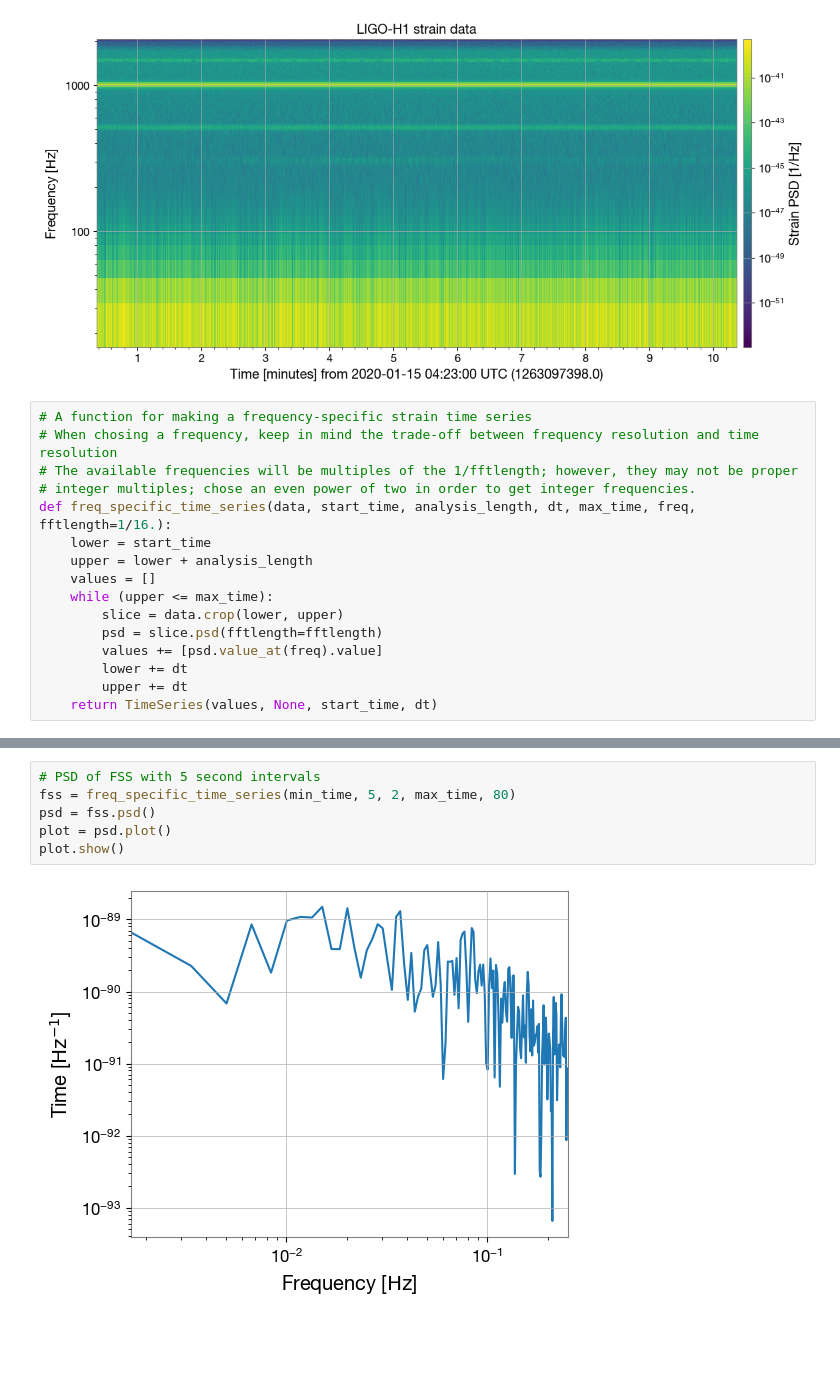
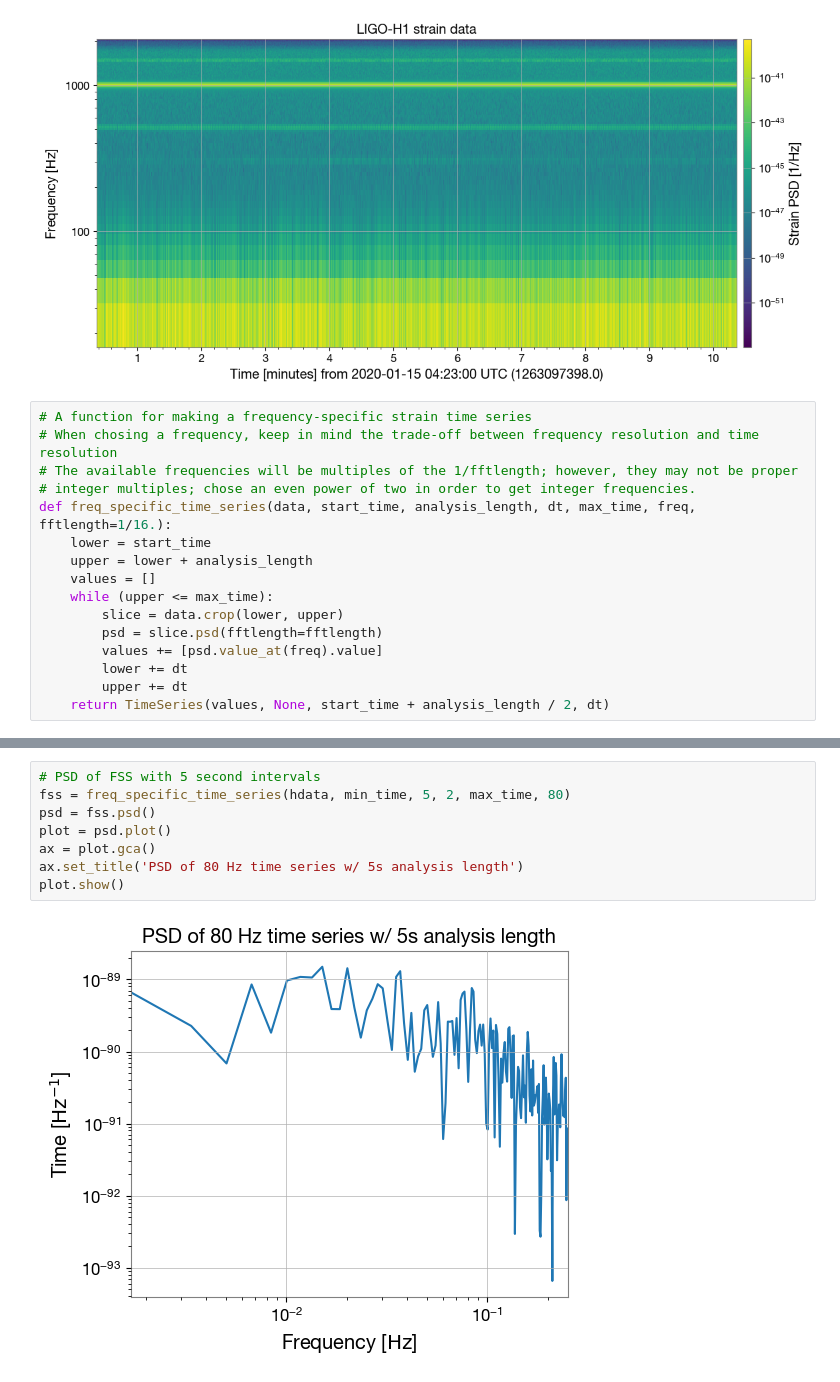
Before and after one commit to atcupps/GWInRP, a Jupyter notebook: freq_slice/freq_strain_changes.ipynb, the cells around one changed output, grey strips where cells are left out. Saved outputs shown, nothing was run; the diff lists cells and outputs as text; blank space fills up the shorter version.

```diff
--- a/freq_slice/freq_strain_changes.ipynb
+++ b/freq_slice/freq_strain_changes.ipynb
@@ -35,4 +39,4 @@ def freq_specific_time_series(data, start_time, analysis_length, dt, max_time, f
         values += [psd.value_at(freq).value]
         lower += dt
         upper += dt
-    return TimeSeries(values, None, start_time, dt)
+    return TimeSeries(values, None, start_time + analysis_length / 2, dt)
@@ -96,8 +126,10 @@ plot.show()
 # %%
 # PSD of FSS with 5 second intervals
-fss = freq_specific_time_series(min_time, 5, 2, max_time, 80)
+fss = freq_specific_time_series(hdata, min_time, 5, 2, max_time, 80)
 psd = fss.psd()
 plot = psd.plot()
+ax = plot.gca()
+ax.set_title('PSD of 80 Hz time series w/ 5s analysis length')
 plot.show()
 # %% [output]
-[figure, old version]
+[figure, new version]
```
Also changed, not shown: parts of 22 cells of this notebook, 1 other file.
